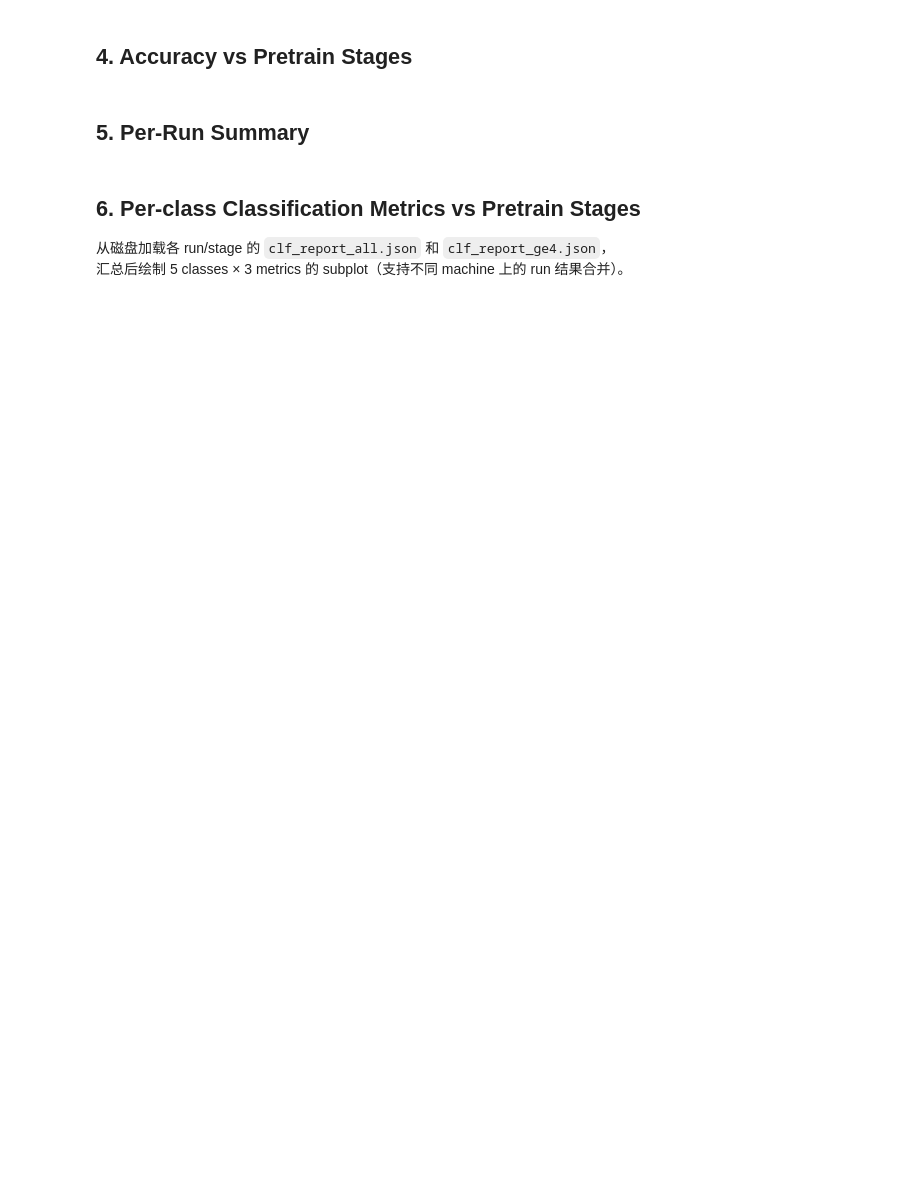
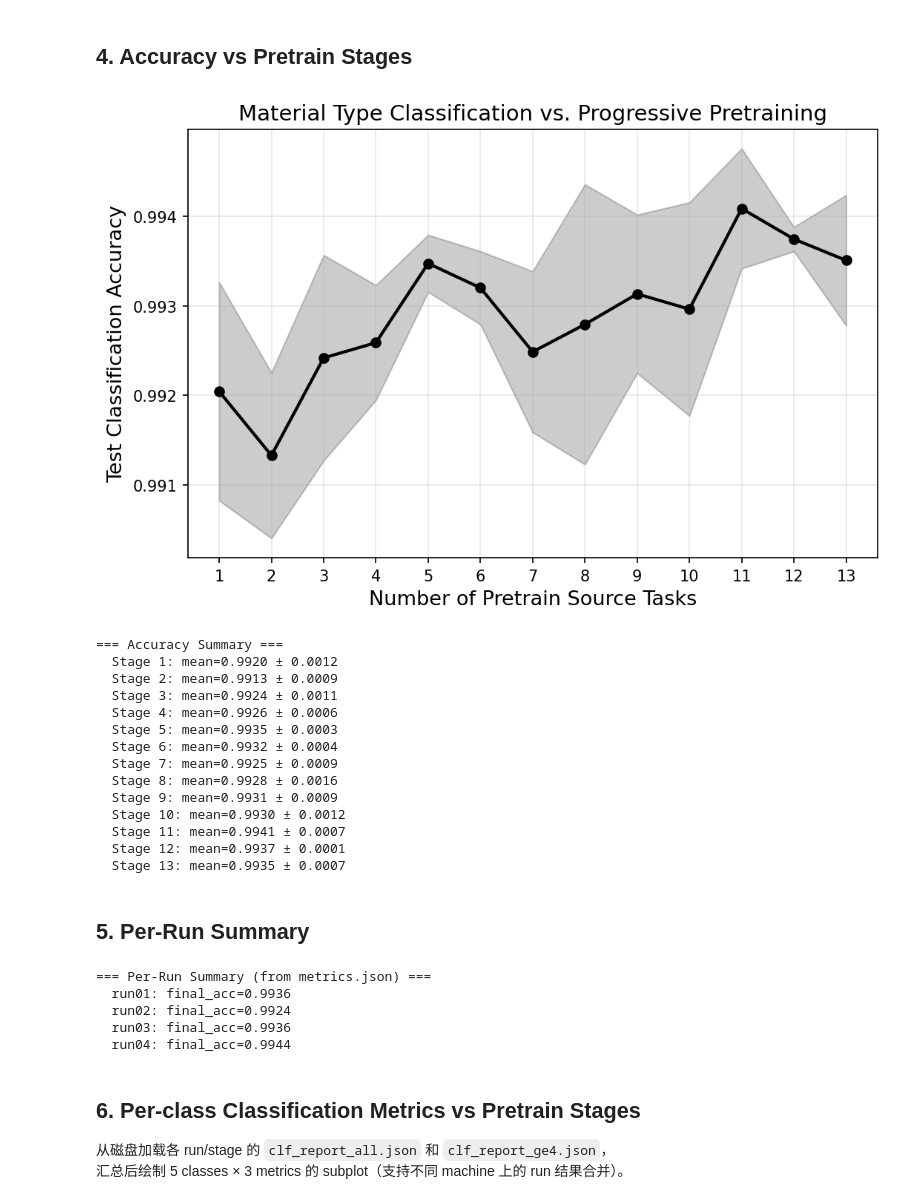
Before and after one commit to TsumiNa/foundation_model, a Jupyter notebook: notebooks/progressive_clf_analysis.ipynb, the cells around one changed output. Drawn from its saved outputs; the diff is of its cells as text; code cells hidden in the pictures; blank space fills up the shorter version.

```diff
--- a/notebooks/progressive_clf_analysis.ipynb
+++ b/notebooks/progressive_clf_analysis.ipynb
@@ -21,7 +21,7 @@ import numpy as np
 将 `OUTPUT_DIR` 指向训练脚本产出的根目录（包含 `run01/`, `run02/`, ... 子目录）。
 # %%
 # === 修改此处指向你的训练输出目录 ===
-OUTPUT_DIR = Path("../logs/multi_task_suite/0211_0355")
+OUTPUT_DIR = Path("../artifacts/multi_task_suite_260206_260211")
 
 # 自动从 experiment_records.json 获取 class_names（如果存在）
 # 否则手动指定
@@ -118,36 +134,47 @@ else:
 ## 4. Accuracy vs Pretrain Stages
 # %%
 fig, ax = plt.subplots(figsize=(8, 5), dpi=150)
-
-for i, (run_label, run_accs) in enumerate(zip(run_labels, accuracy_matrix)):
-    stages_x = list(range(1, len(run_accs) + 1))
-    ax.plot(stages_x, run_accs, "o-", alpha=0.5, label=run_label)
 
 # Mean ± Std
 acc_array = np.array([
     [a if a is not None else np.nan for a in row]
     for row in accuracy_matrix
 ])
 mean_acc = np.nanmean(acc_array, axis=0)
 std_acc = np.nanstd(acc_array, axis=0)
 stages_x = np.arange(1, n_stages + 1)
 
-ax.errorbar(stages_x, mean_acc, yerr=std_acc, fmt="s-", color="black",
-            linewidth=2, markersize=8, capsize=4, label="Mean ± Std")
+ax.plot(stages_x, mean_acc, "o-", color="black", linewidth=2, markersize=6)
+ax.fill_between(stages_x, mean_acc - std_acc, mean_acc + std_acc, alpha=0.2, color="black")
 
 ax.set_xlabel("Number of Pretrain Source Tasks", fontsize=13)
 ax.set_ylabel("Test Classification Accuracy", fontsize=13)
 ax.set_title("Material Type Classification vs. Progressive Pretraining", fontsize=14)
 ax.set_xticks(stages_x)
-ax.legend(fontsize=9, loc="best", ncol=max(1, len(run_labels) // 5))
 ax.grid(True, alpha=0.3)
 
 fig.savefig(OUTPUT_DIR / "accuracy_vs_stages.png", bbox_inches="tight")
 plt.show()
 
 print("\n=== Accuracy Summary ===")
 for s in range(n_stages):
     print(f"  Stage {s+1}: mean={mean_acc[s]:.4f} ± {std_acc[s]:.4f}")
+# %% [output]
+[figure, added]
+=== Accuracy Summary ===
+  Stage 1: mean=0.9920 ± 0.0012
+  Stage 2: mean=0.9913 ± 0.0009
+  Stage 3: mean=0.9924 ± 0.0011
+  Stage 4: mean=0.9926 ± 0.0006
+  Stage 5: mean=0.9935 ± 0.0003
+  Stage 6: mean=0.9932 ± 0.0004
+  Stage 7: mean=0.9925 ± 0.0009
+  Stage 8: mean=0.9928 ± 0.0016
+  Stage 9: mean=0.9931 ± 0.0009
+  Stage 10: mean=0.9930 ± 0.0012
+  Stage 11: mean=0.9941 ± 0.0007
+  Stage 12: mean=0.9937 ± 0.0001
+  Stage 13: mean=0.9935 ± 0.0007
 # %% [markdown]
 ## 5. Per-Run Summary
 # %%
@@ -171,6 +198,12 @@ else:
             print(f"  {run_label}: final_acc={final_acc:.4f}")
         else:
             print(f"  {run_label}: no result")
+# %% [output]
+=== Per-Run Summary (from metrics.json) ===
+  run01: final_acc=0.9936
+  run02: final_acc=0.9924
+  run03: final_acc=0.9936
+  run04: final_acc=0.9944
 # %% [markdown]
 ## 6. Per-class Classification Metrics vs Pretrain Stages
 
```
Also changed, not shown: parts of 16 cells of this notebook, 2 other files.
